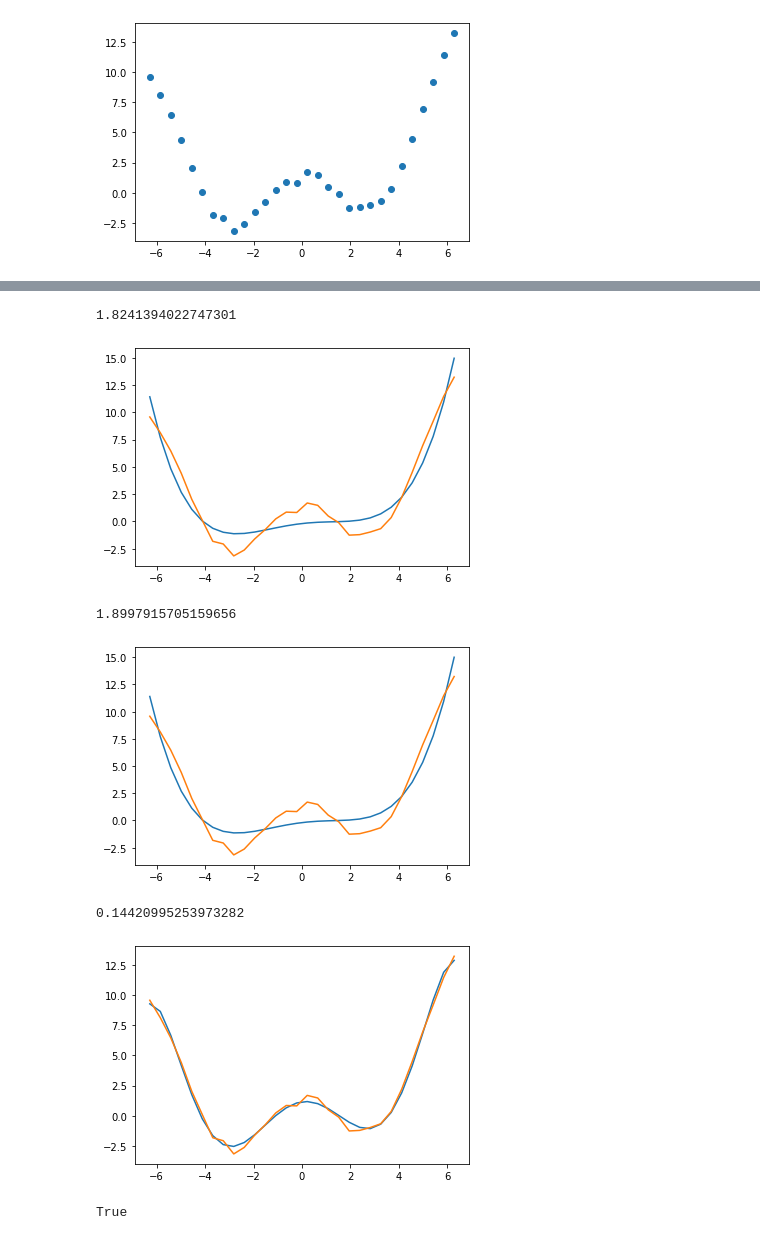
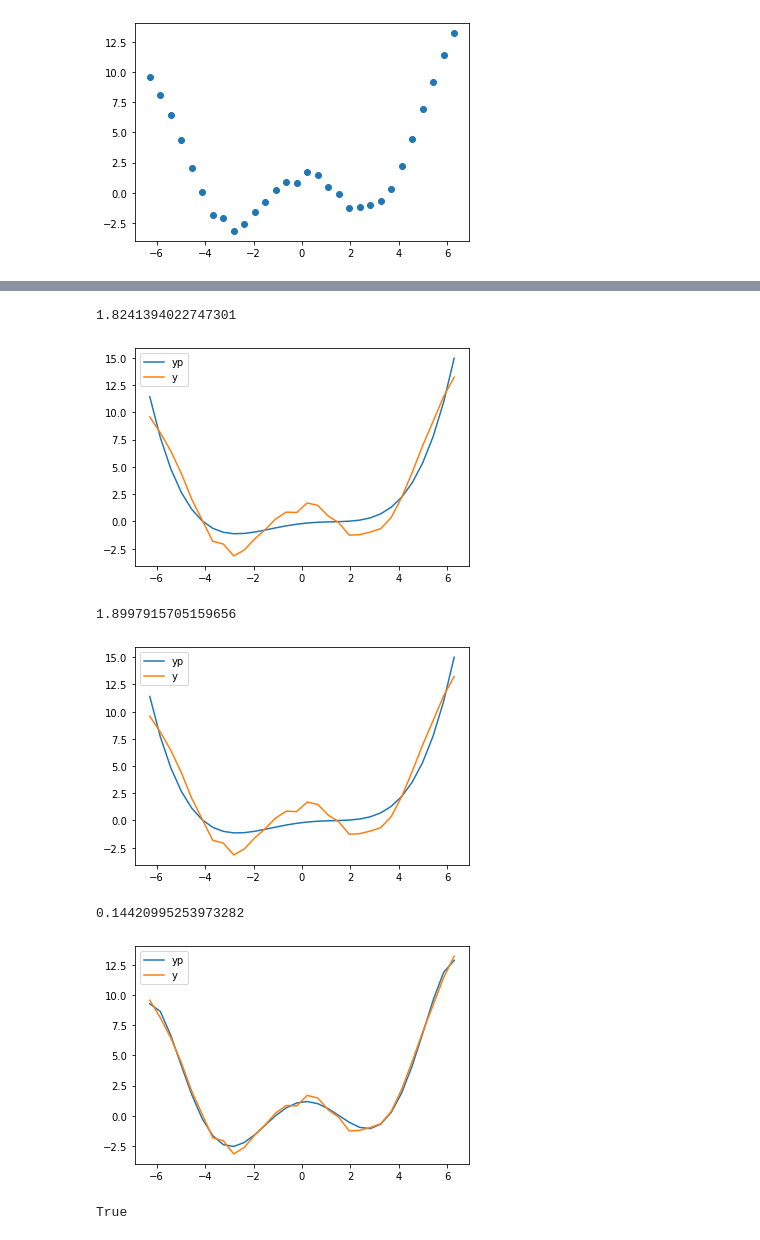
Before and after one commit to Nikita-Sherstnev/numerical-analysis, a Jupyter notebook: 1 task.ipynb, the cells around one changed output, grey strips where cells are left out. Drawn from its saved outputs; the diff is of its cells as text; code cells hidden in the pictures.

```diff
--- a/1 task.ipynb
+++ b/1 task.ipynb
@@ -106,34 +106,35 @@ x_0 = np.ones(30)
 x_1 = data.T[0]
 x_2 = data.T[0] ** 2
 x_3 = data.T[0] ** 3
 x_4 = data.T[0] ** 4
 
 y = data.T[1]
 
 X = np.stack((x_0, x_1, x_2, x_3, x_4))
 XT = X.T
 
 XTX = np.matmul(X, XT)
 
 XTXinv = np.linalg.inv(XTX)
 
 XTY = y.dot(XT)
 
 a0, a1, a2, a3, a4 = XTY.dot(XTXinv)
 
 yp = a0*x_0 + a1*x_1 + a2*x_2 + a3*x_3 + a4*x_4
 
 residual_vars = (y - yp) ** 2
 sig = np.sum(residual_vars)/(len(residual_vars) - k - 1)
 
 print(sig)
 
 plt.plot(x, yp)
 plt.plot(x, y)
+plt.legend(['yp', 'y'])
 plt.show()
 # %% [output]
 1.8241394022747301
-[figure, old version]
+[figure, new version]
 # %%
 k = 5
 
@@ -166,10 +167,11 @@ print(sig)
 
 plt.plot(x, yp)
 plt.plot(x, y)
+plt.legend(['yp', 'y'])
 plt.show()
 # %% [output]
 1.8997915705159656
-[figure, old version]
+[figure, new version]
 # %%
 k = 6
 
@@ -203,13 +205,14 @@ print(sig)
 
 plt.plot(x, yp)
 plt.plot(x, y)
+plt.legend(['yp', 'y'])
 plt.show()
 
 # Остаточная дисперсия не превышает sig0
 print(sig < sig0)
 # %% [output]
 0.14420995253973282
-[figure, old version]
+[figure, new version]
 True
 # %%
 # Поиск локальных минимумов
```
Also changed, not shown: parts of 3 cells of this notebook, 1 other file.
